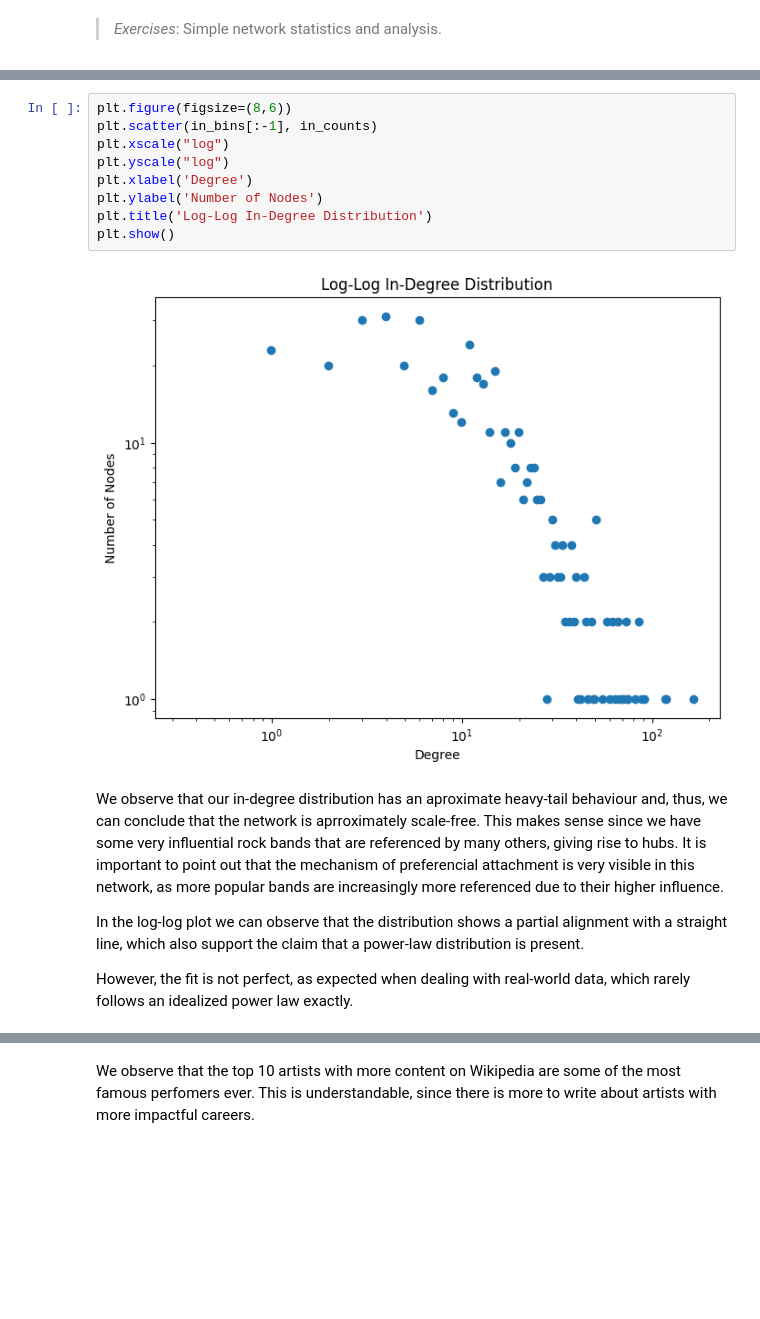
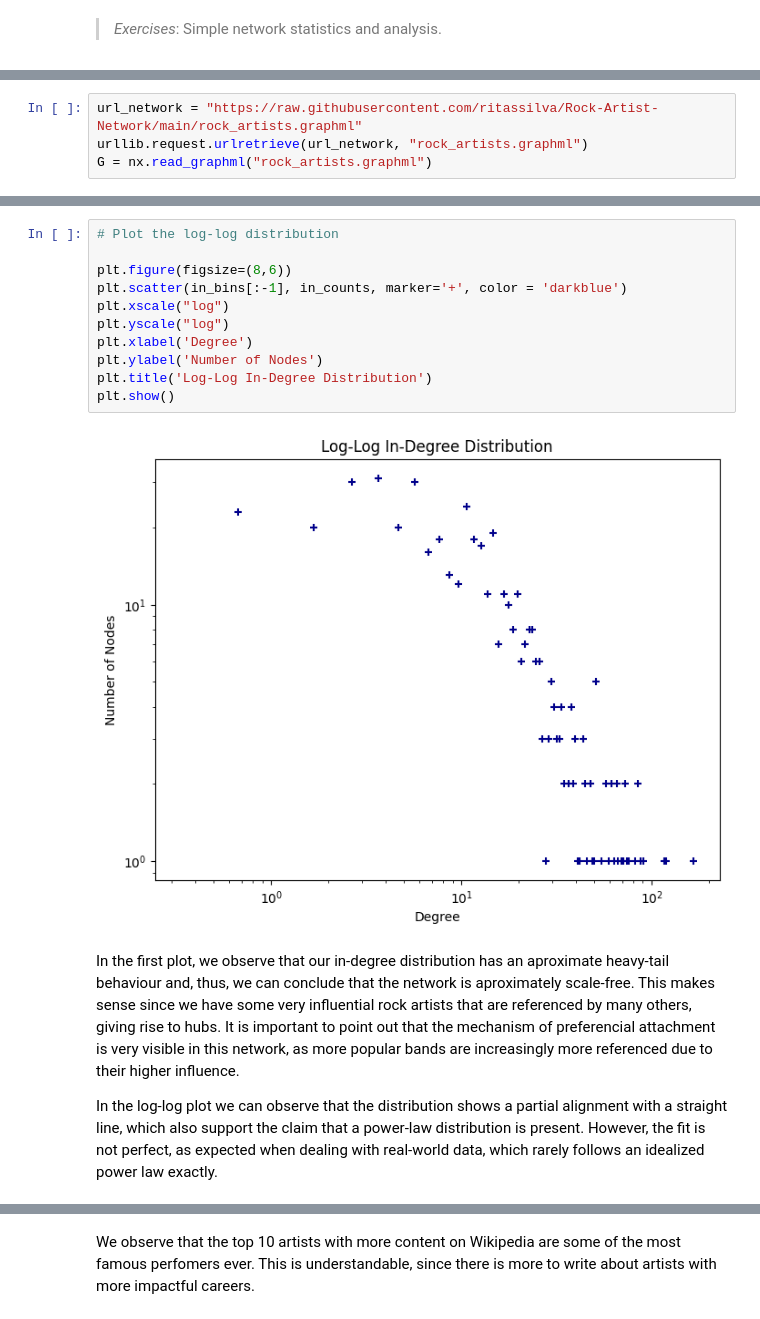
Before and after one commit to joaommata/Social_Graphs_Assignment1, a Jupyter notebook: Assignment1.ipynb, the cells around one changed output, grey strips where cells are left out. Cells and saved outputs as stored; diff of their text form; blank space fills up the shorter version.

```diff
--- a/Assignment1.ipynb
+++ b/Assignment1.ipynb
@@ -465 +479,5 @@ If we were to do this again, we would simplify the way we handled artist name fo
+# %%
+url_network = "https://raw.githubusercontent.com/ritassilva/Rock-Artist-Network/main/rock_artists.graphml"
+urllib.request.urlretrieve(url_network, "rock_artists.graphml")
+G = nx.read_graphml("rock_artists.graphml")
 # %% [markdown]
@@ -494,18 +518,18 @@ plt.show()
 # %%
+# Plot the log-log distribution
+
 plt.figure(figsize=(8,6))
-plt.scatter(in_bins[:-1], in_counts)
+plt.scatter(in_bins[:-1], in_counts, marker='+', color = 'darkblue')
 plt.xscale("log")
 plt.yscale("log")
 plt.xlabel('Degree')
 plt.ylabel('Number of Nodes')
 plt.title('Log-Log In-Degree Distribution')
 plt.show()
 # %% [output]
-[figure, old version]
+[figure, new version]
 # %% [markdown]
-We observe that our in-degree distribution has an aproximate heavy-tail behaviour and, thus, we can conclude that the network is aprroximately scale-free. This makes sense since we have some very influential rock bands that are referenced by many others, giving rise to hubs. It is important to point out that the mechanism of preferencial attachment is very visible in this network, as more popular bands are increasingly more referenced due to their higher influence.
+In the first plot, we observe that our in-degree distribution has an aproximate heavy-tail behaviour and, thus, we can conclude that the network is aproximately scale-free. This makes sense since we have some very influential rock artists that are referenced by many others, giving rise to hubs. It is important to point out that the mechanism of preferencial attachment is very visible in this network, as more popular bands are increasingly more referenced due to their higher influence.
 
-In the log-log plot we can observe that the distribution shows a partial alignment with a straight line, which also support the claim that a power-law distribution is present.
-
-However, the fit is not perfect, as expected when dealing with real-world data, which rarely follows an idealized power law exactly.
+In the log-log plot we can observe that the distribution shows a partial alignment with a straight line, which also support the claim that a power-law distribution is present. However, the fit is not perfect, as expected when dealing with real-world data, which rarely follows an idealized power law exactly.
 # %%
```
Also changed, not shown: parts of 48 cells of this notebook, 1 other file.
